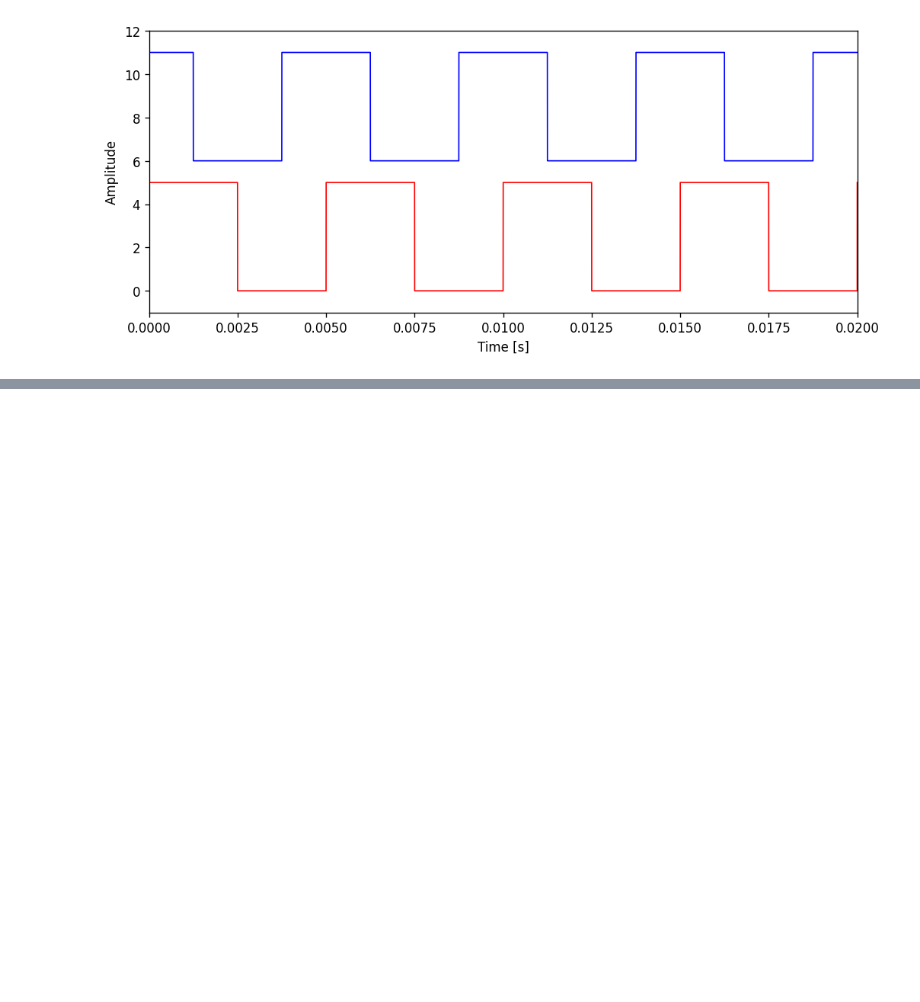
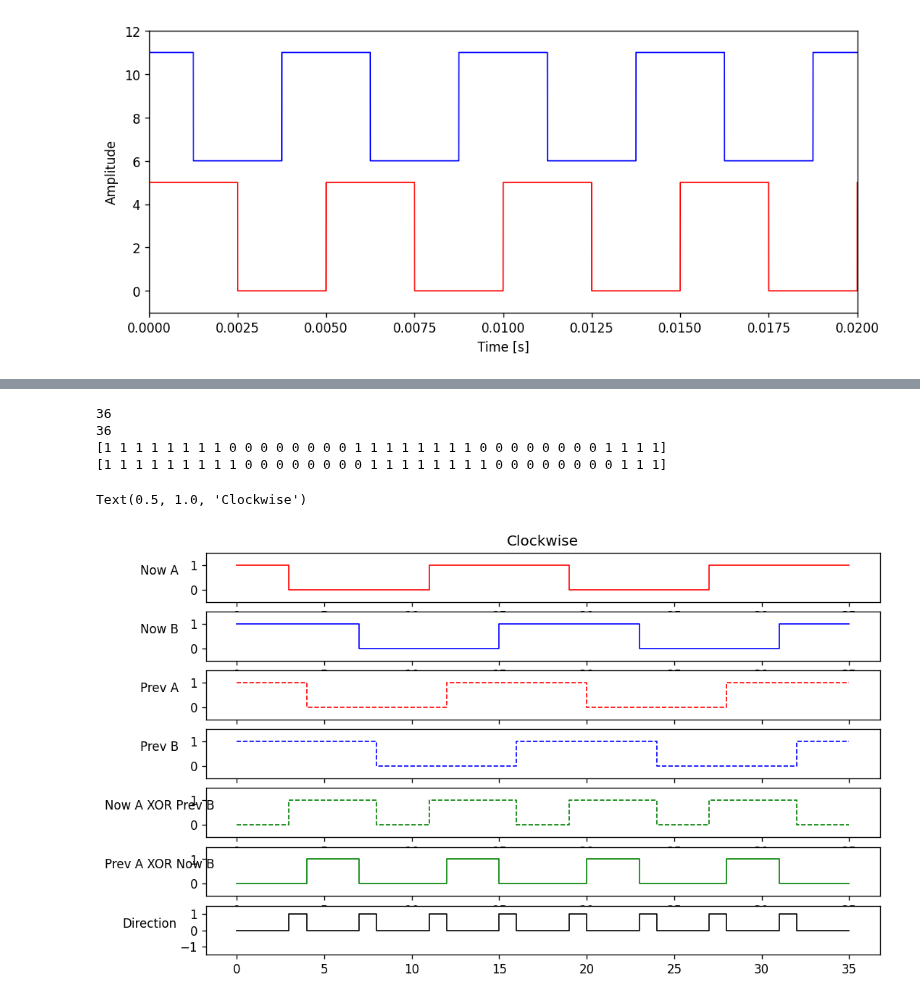
Before and after one commit to Ryoaki374/ipmu_DAQ, a Jupyter notebook: eg_pulse_count.ipynb, the cells around one changed output, grey strips where cells are left out. Drawn from its saved outputs; the diff is of its cells as text; code cells hidden in the pictures; blank space fills up the shorter version.

```diff
--- a/eg_pulse_count.ipynb
+++ b/eg_pulse_count.ipynb
@@ -240,0 +295,50 @@ Text(0, 0.5, 'Amplitude')
+# %%
+import numpy as np
+import matplotlib.pyplot as plt
+
+nowA_cw = np.array([1, 0, 0, 1, 1, 0, 0, 1, 1])
+nowA_cw = np.array([1, 1, 1, 1, 0, 0, 0, 0, 0, 0, 0, 0, 1, 1, 1, 1, 1, 1, 1, 1, 0, 0, 0, 0, 0, 0, 0, 0, 1, 1, 1, 1, 1, 1, 1, 1,])
+print(len(nowA_cw))
+nowB_cw = np.array([1, 1, 0, 0, 1, 1, 0, 0, 1])
+nowB_cw = np.array([1, 1, 1, 1, 1, 1, 1, 1, 0, 0, 0, 0, 0, 0, 0, 0, 1, 1, 1, 1, 1, 1, 1, 1, 0, 0, 0, 0, 0, 0, 0, 0, 1, 1, 1, 1])
+print(len(nowB_cw))
+t = np.arange(len(nowA_cw))
+print(nowB_cw)
+print(np.concatenate(([nowB_cw[0]], nowB_cw[:-1])))
+
+fig, ax = plt.subplots(7,1,figsize=(10, 6), dpi=120)
+ax[0].step(t, nowA_cw, lw=1.0, color='red')
+ax[0].set_ylabel("Now A", rotation=0, labelpad=25)
+ax[0].set_ylim(-0.5, 1.5)
+ax[1].step(t, nowB_cw, lw=1.0, color='blue')
+ax[1].set_ylabel("Now B", rotation=0, labelpad=25)
+ax[1].set_ylim(-0.5, 1.5)
+ax[2].step(t, np.concatenate(([nowA_cw[0]], nowA_cw[:-1])), lw=1.0, color='red', ls='--')
+ax[2].set_ylabel("Prev A", rotation=0, labelpad=25)
+ax[2].set_ylim(-0.5, 1.5)
+ax[3].step(t, np.concatenate(([nowB_cw[0]], nowB_cw[:-1])), lw=1.0, color='blue', ls='--')
+ax[3].set_ylabel("Prev B", rotation=0, labelpad=25)
+ax[3].set_ylim(-0.5, 1.5)
+
+ax[4].step(t, nowA_cw ^ np.concatenate(([nowB_cw[0]], nowB_cw[:-1])), lw=1.0, color='green', ls='--')
+ax[4].set_ylabel("Now A XOR Prev B", rotation=0, labelpad=25)
+ax[4].set_ylim(-0.5, 1.5)
+ax[5].step(t, np.concatenate(([nowA_cw[0]], nowA_cw[:-1])) ^ nowB_cw, lw=1.0, color='green')
+ax[5].set_ylabel("Prev A XOR Now B", rotation=0, labelpad=25)
+ax[5].set_ylim(-0.5, 1.5)
+ax[6].step(t, (nowA_cw ^ np.concatenate(([nowB_cw[0]], nowB_cw[:-1]))) - (np.concatenate(([nowA_cw[0]], nowA_cw[:-1])) ^ nowB_cw), lw=1.0, color='black')
+ax[6].set_ylabel("Direction", rotation=0, labelpad=25)
+ax[6].set_ylim(-1.5, 1.5)
+
+
+
+ax[0].set_title('Clockwise')
+
+#plt.tight_layout()
+# %% [output]
+36
+36
+[1 1 1 1 1 1 1 1 0 0 0 0 0 0 0 0 1 1 1 1 1 1 1 1 0 0 0 0 0 0 0 0 1 1 1 1]
+[1 1 1 1 1 1 1 1 1 0 0 0 0 0 0 0 0 1 1 1 1 1 1 1 1 0 0 0 0 0 0 0 0 1 1 1]
+Text(0.5, 1.0, 'Clockwise')
+[figure, added]
```
Also changed, not shown: parts of 7 cells of this notebook.
